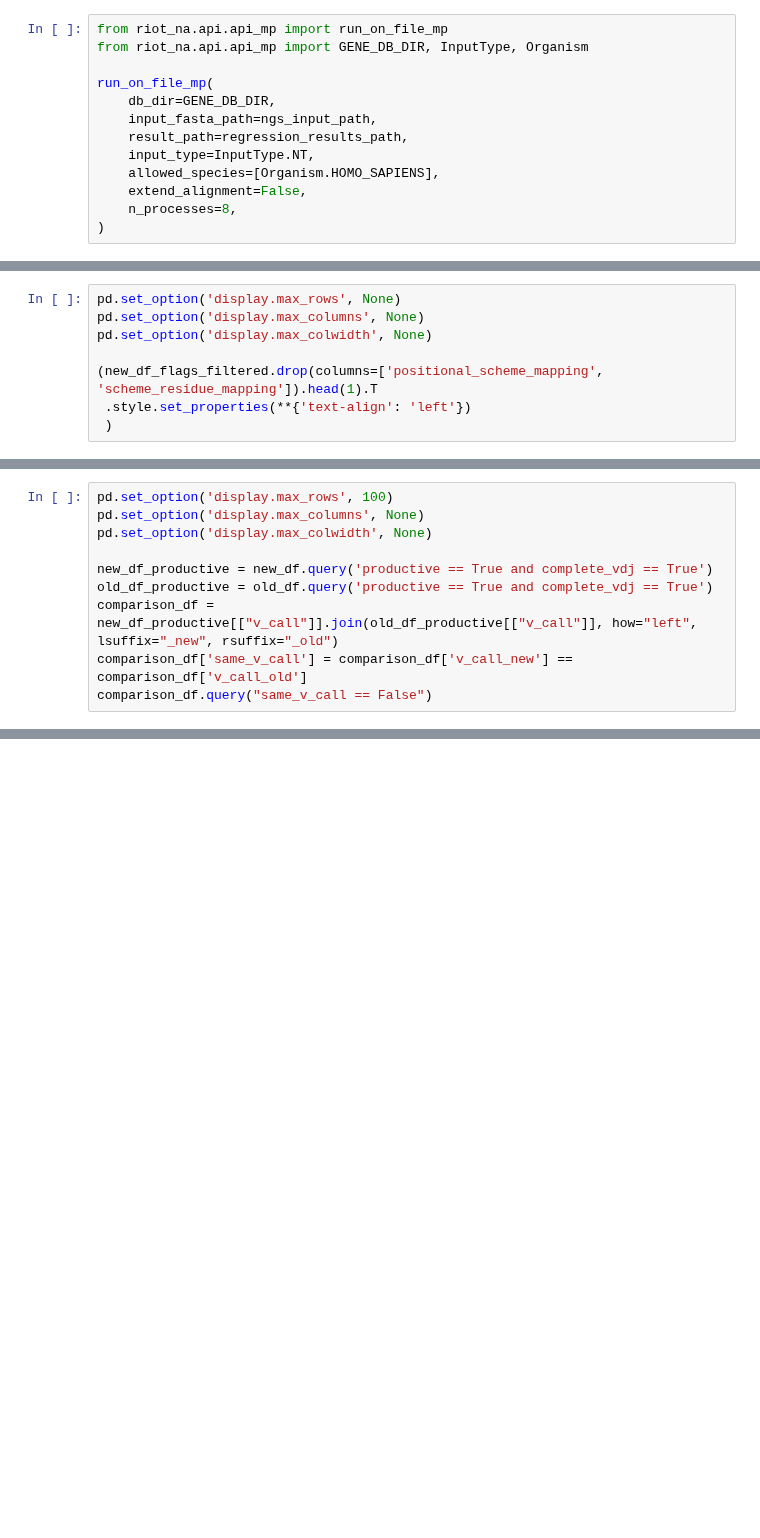
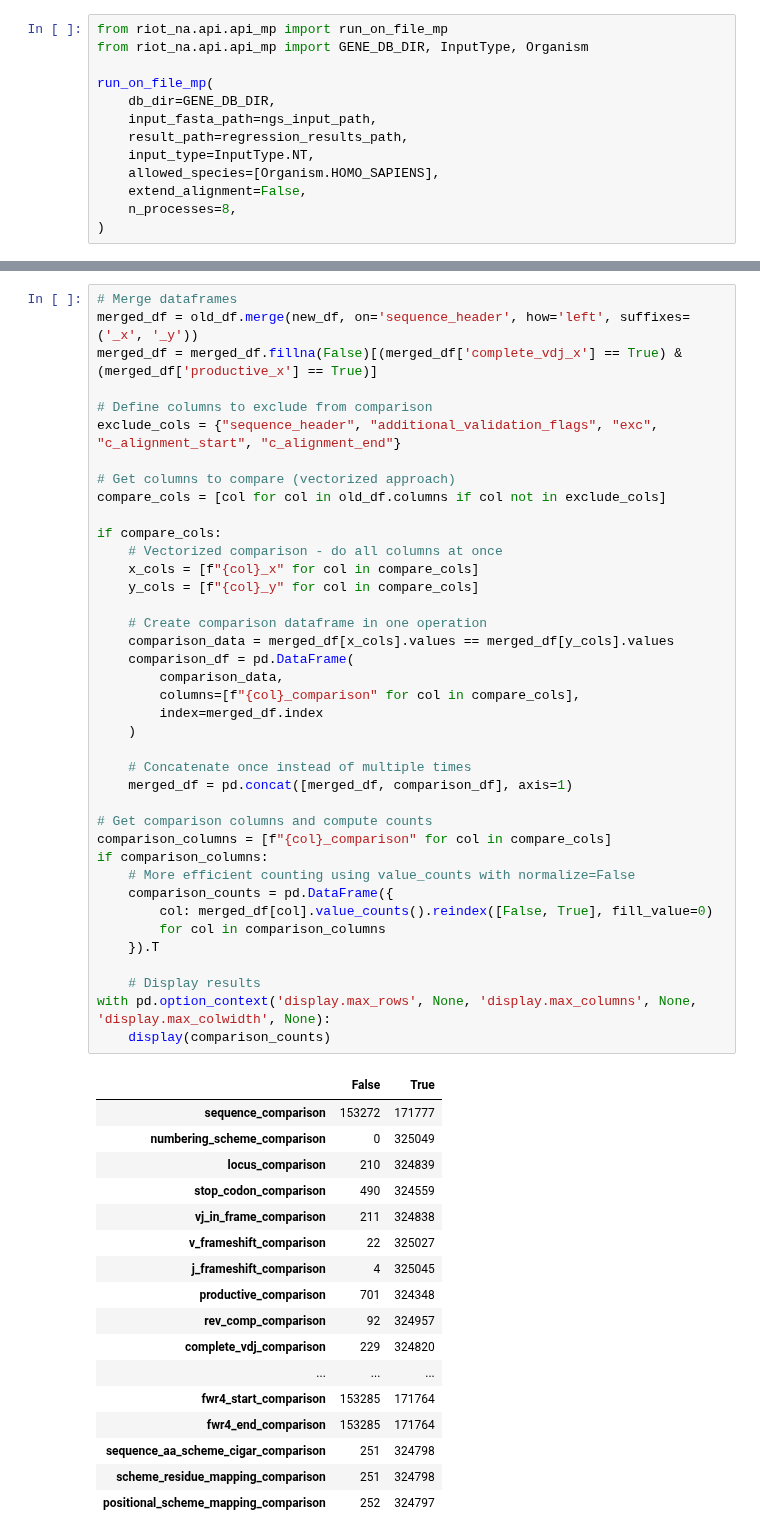
Before and after one commit to NaturalAntibody/riot_na, a Jupyter notebook: notebooks/segments_regression/nt_regresion_ngs.ipynb, the cells around one changed output, grey strips where cells are left out. Drawn from its saved outputs; the diff is of its cells as text; blank space fills up the shorter version.

```diff
--- a/notebooks/segments_regression/nt_regresion_ngs.ipynb
+++ b/notebooks/segments_regression/nt_regresion_ngs.ipynb
@@ -102,8 +58,0 @@ for res in airr_heavy:
-# %%
-pd.set_option('display.max_rows', None)
-pd.set_option('display.max_columns', None)
-pd.set_option('display.max_colwidth', None)
-
-(new_df_flags_filtered.drop(columns=['positional_scheme_mapping', 'scheme_residue_mapping']).head(1).T
- .style.set_properties(**{'text-align': 'left'})
- )
@@ -128,10 +58,0 @@ pd.set_option('display.max_colwidth', None)
-# %%
-pd.set_option('display.max_rows', 100)
-pd.set_option('display.max_columns', None)
-pd.set_option('display.max_colwidth', None)
-
-new_df_productive = new_df.query('productive == True and complete_vdj == True')
-old_df_productive = old_df.query('productive == True and complete_vdj == True')
-comparison_df = new_df_productive[["v_call"]].join(old_df_productive[["v_call"]], how="left", lsuffix="_new", rsuffix="_old")
-comparison_df['same_v_call'] = comparison_df['v_call_new'] == comparison_df['v_call_old']
-comparison_df.query("same_v_call == False")
@@ -152,0 +59,57 @@ comparison_df.query("same_v_call == False")
+# %%
+# Merge dataframes
+merged_df = old_df.merge(new_df, on='sequence_header', how='left', suffixes=('_x', '_y'))
+merged_df = merged_df.fillna(False)[(merged_df['complete_vdj_x'] == True) & (merged_df['productive_x'] == True)]
+
+# Define columns to exclude from comparison
+exclude_cols = {"sequence_header", "additional_validation_flags", "exc", "c_alignment_start", "c_alignment_end"}
+
+# Get columns to compare (vectorized approach)
+compare_cols = [col for col in old_df.columns if col not in exclude_cols]
+
+if compare_cols:
+    # Vectorized comparison - do all columns at once
+    x_cols = [f"{col}_x" for col in compare_cols]
+    y_cols = [f"{col}_y" for col in compare_cols]
+
+    # Create comparison dataframe in one operation
+    comparison_data = merged_df[x_cols].values == merged_df[y_cols].values
+    comparison_df = pd.DataFrame(
+        comparison_data,
+        columns=[f"{col}_comparison" for col in compare_cols],
+        index=merged_df.index
+    )
+
+    # Concatenate once instead of multiple times
+    merged_df = pd.concat([merged_df, comparison_df], axis=1)
+
+# Get comparison columns and compute counts
+comparison_columns = [f"{col}_comparison" for col in compare_cols]
+if comparison_columns:
+    # More efficient counting using value_counts with normalize=False
+    comparison_counts = pd.DataFrame({
+        col: merged_df[col].value_counts().reindex([False, True], fill_value=0)
+        for col in comparison_columns
+    }).T
+
+    # Display results
+with pd.option_context('display.max_rows', None, 'display.max_columns', None, 'display.max_colwidth', None):
+    display(comparison_counts)
+# %% [output]
+|  | False | True |
+| sequence_comparison | 153272 | 171777 |
+| numbering_scheme_comparison | 0 | 325049 |
+| locus_comparison | 210 | 324839 |
+| stop_codon_comparison | 490 | 324559 |
+| vj_in_frame_comparison | 211 | 324838 |
+| v_frameshift_comparison | 22 | 325027 |
+| j_frameshift_comparison | 4 | 325045 |
+| productive_comparison | 701 | 324348 |
+| rev_comp_comparison | 92 | 324957 |
+| complete_vdj_comparison | 229 | 324820 |
+| ... | ... | ... |
+| fwr4_start_comparison | 153285 | 171764 |
+| fwr4_end_comparison | 153285 | 171764 |
+| sequence_aa_scheme_cigar_comparison | 251 | 324798 |
+| scheme_residue_mapping_comparison | 251 | 324798 |
+| positional_scheme_mapping_comparison | 252 | 324797 |
```
Also changed, not shown: parts of 7 cells of this notebook, 16 other files.
